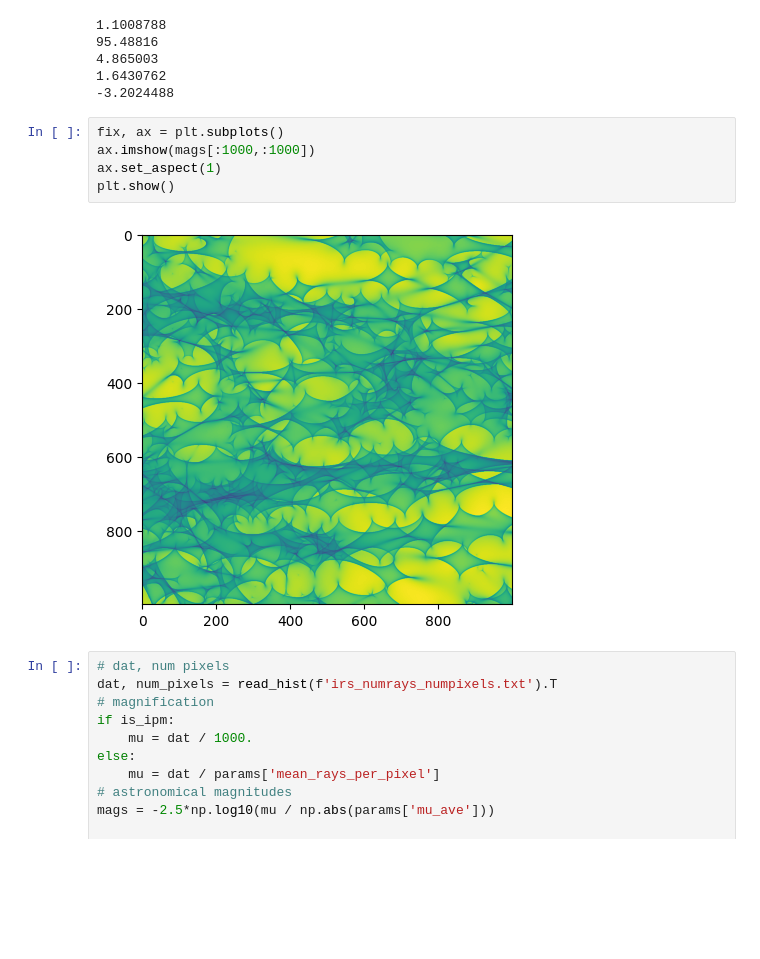
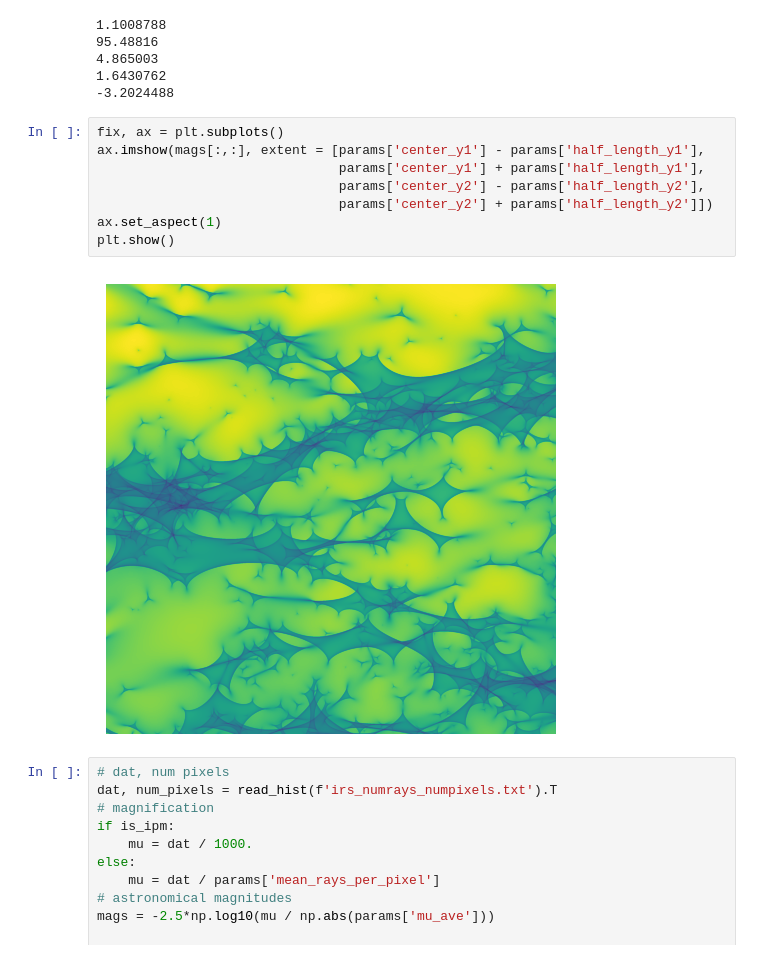
Before and after one commit to weisluke/irs, a Jupyter notebook: view_output.ipynb, the cells around one changed output. Drawn from its saved outputs; the diff is of its cells as text; blank space fills up the shorter version.

```diff
--- a/view_output.ipynb
+++ b/view_output.ipynb
@@ -95,11 +97,14 @@ print(np.min(mags))
 -3.2024488
 # %%
 fix, ax = plt.subplots()
-ax.imshow(mags[:1000,:1000])
+ax.imshow(mags[:,:], extent = [params['center_y1'] - params['half_length_y1'],
+                               params['center_y1'] + params['half_length_y1'],
+                               params['center_y2'] - params['half_length_y2'],
+                               params['center_y2'] + params['half_length_y2']])
 ax.set_aspect(1)
 plt.show()
 # %% [output]
-[figure, old version]
+[figure, new version]
 # %%
 # dat, num pixels
 dat, num_pixels = read_hist(f'irs_numrays_numpixels.txt').T
```
Also changed, not shown: parts of 2 cells of this notebook.
